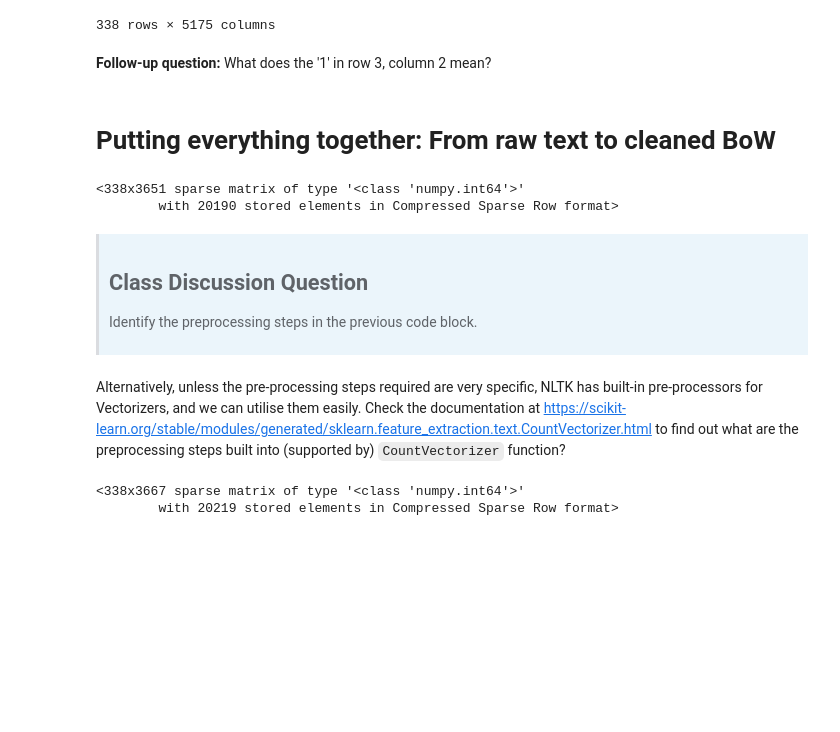
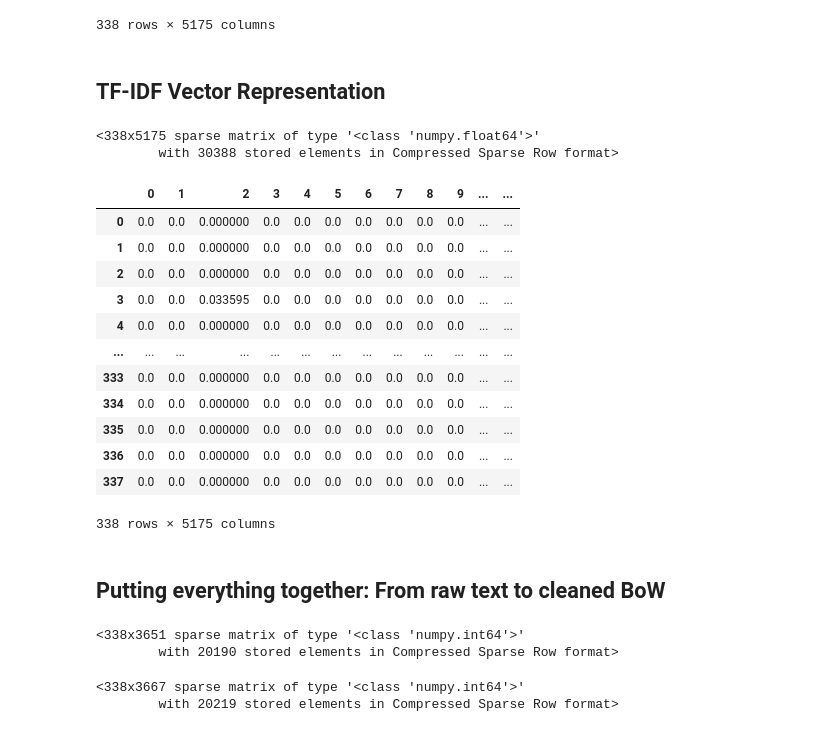
Before and after one commit to mymx98/data-prep-for-ml, a Jupyter notebook: Week 4 - Text Preprocessing and BoW/Text Preprocessing.ipynb, the cells around one changed output. Drawn from its saved outputs; the diff is of its cells as text; code cells hidden in the pictures; blank space fills up the shorter version.

```diff
--- a/Week 4 - Text Preprocessing and BoW/Workshop - Text Preprocessing and BoW-Solutions.ipynb
+++ b/Week 4 - Text Preprocessing and BoW/Text Preprocessing.ipynb
@@ -297,10 +241,34 @@ pd.DataFrame(bow.toarray())
 | 336 | 0 | 0 | 0 | 0 | 0 | 0 | 0 | 0 | 0 | 0 | ... | ... |
 | 337 | 0 | 0 | 0 | 0 | 0 | 0 | 0 | 0 | 0 | 0 | ... | ... |
 338 rows × 5175 columns
-# %% [markdown]
-**Follow-up question:** What does the '1' in row 3, column 2 mean?
+# %% [markdown]
+## TF-IDF Vector Representation
+# %%
+tfidf_vectorizer = TfidfVectorizer()
+tfidf = tfidf_vectorizer.fit_transform(data['review'])
+tfidf
+# %% [output]
+<338x5175 sparse matrix of type '<class 'numpy.float64'>'
+        with 30388 stored elements in Compressed Sparse Row format>
+# %%
+# Print the TF-IDF matrix
+pd.DataFrame(tfidf.toarray())
+# %% [output]
+|  | 0 | 1 | 2 | 3 | 4 | 5 | 6 | 7 | 8 | 9 | ... | ... |
+| 0 | 0.0 | 0.0 | 0.000000 | 0.0 | 0.0 | 0.0 | 0.0 | 0.0 | 0.0 | 0.0 | ... | ... |
+| 1 | 0.0 | 0.0 | 0.000000 | 0.0 | 0.0 | 0.0 | 0.0 | 0.0 | 0.0 | 0.0 | ... | ... |
+| 2 | 0.0 | 0.0 | 0.000000 | 0.0 | 0.0 | 0.0 | 0.0 | 0.0 | 0.0 | 0.0 | ... | ... |
+| 3 | 0.0 | 0.0 | 0.033595 | 0.0 | 0.0 | 0.0 | 0.0 | 0.0 | 0.0 | 0.0 | ... | ... |
+| 4 | 0.0 | 0.0 | 0.000000 | 0.0 | 0.0 | 0.0 | 0.0 | 0.0 | 0.0 | 0.0 | ... | ... |
+| ... | ... | ... | ... | ... | ... | ... | ... | ... | ... | ... | ... | ... |
+| 333 | 0.0 | 0.0 | 0.000000 | 0.0 | 0.0 | 0.0 | 0.0 | 0.0 | 0.0 | 0.0 | ... | ... |
+| 334 | 0.0 | 0.0 | 0.000000 | 0.0 | 0.0 | 0.0 | 0.0 | 0.0 | 0.0 | 0.0 | ... | ... |
+| 335 | 0.0 | 0.0 | 0.000000 | 0.0 | 0.0 | 0.0 | 0.0 | 0.0 | 0.0 | 0.0 | ... | ... |
+| 336 | 0.0 | 0.0 | 0.000000 | 0.0 | 0.0 | 0.0 | 0.0 | 0.0 | 0.0 | 0.0 | ... | ... |
+| 337 | 0.0 | 0.0 | 0.000000 | 0.0 | 0.0 | 0.0 | 0.0 | 0.0 | 0.0 | 0.0 | ... | ... |
+338 rows × 5175 columns
 # %% [markdown]
-# Putting everything together: From raw text to cleaned BoW
+## Putting everything together: From raw text to cleaned BoW
 # %%
 def text_preprocess(doc, stop_words, stemmer):
     doc = doc.lower()
@@ -329,13 +297,6 @@ bow_cleaned
 # %% [output]
 <338x3651 sparse matrix of type '<class 'numpy.int64'>'
         with 20190 stored elements in Compressed Sparse Row format>
-# %% [markdown]
-<blockquote style="padding: 10px; background-color: #ebf5fb;">
-
-## Class Discussion Question
-Identify the preprocessing steps in the previous code block.
-# %% [markdown]
-Alternatively, unless the pre-processing steps required are very specific, NLTK has built-in pre-processors for Vectorizers, and we can utilise them easily. Check the documentation at https://scikit-learn.org/stable/modules/generated/sklearn.feature_extraction.text.CountVectorizer.html to find out what are the preprocessing steps built into (supported by) `CountVectorizer` function?
 # %%
 ## Alternative approach using CountVectorizer()
 from sklearn.feature_extraction.text import CountVectorizer
```
Also changed, not shown: parts of 33 cells of this notebook, 1 other file.
